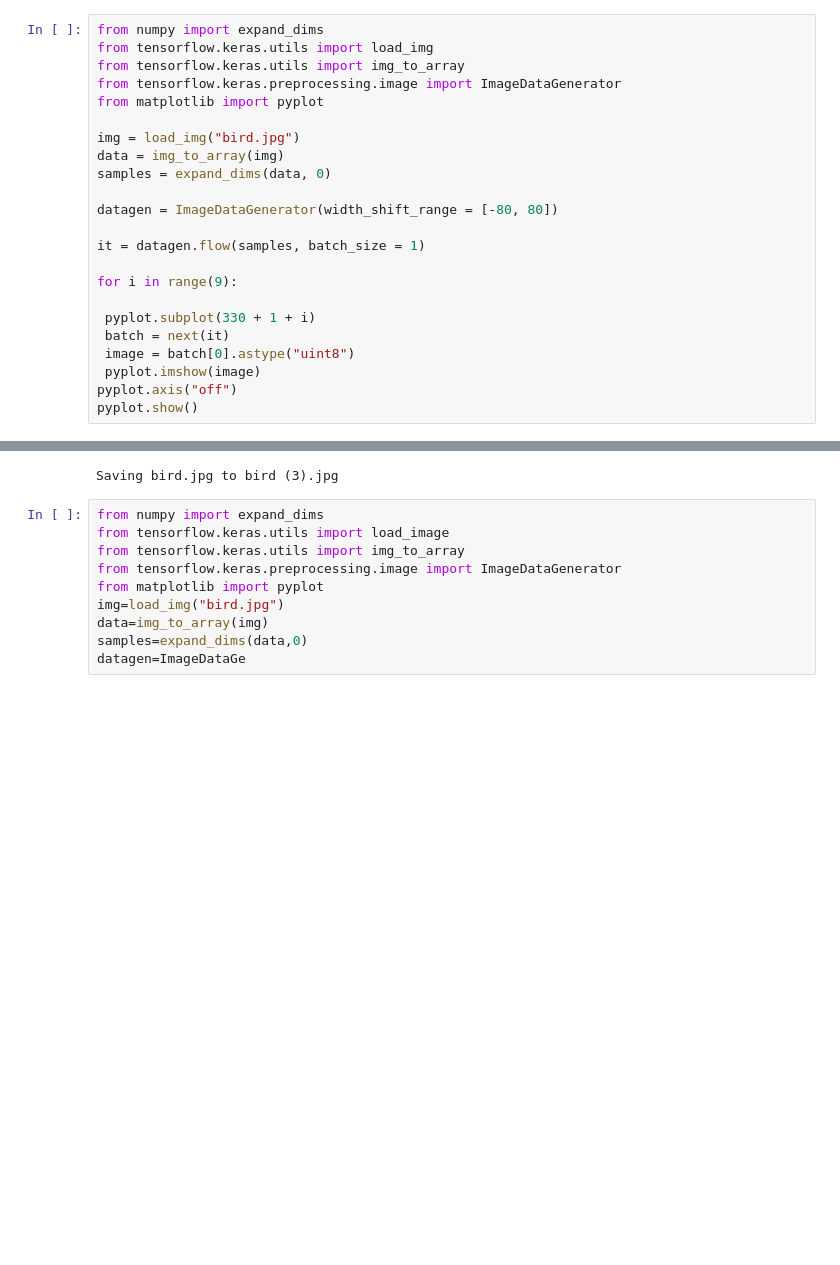
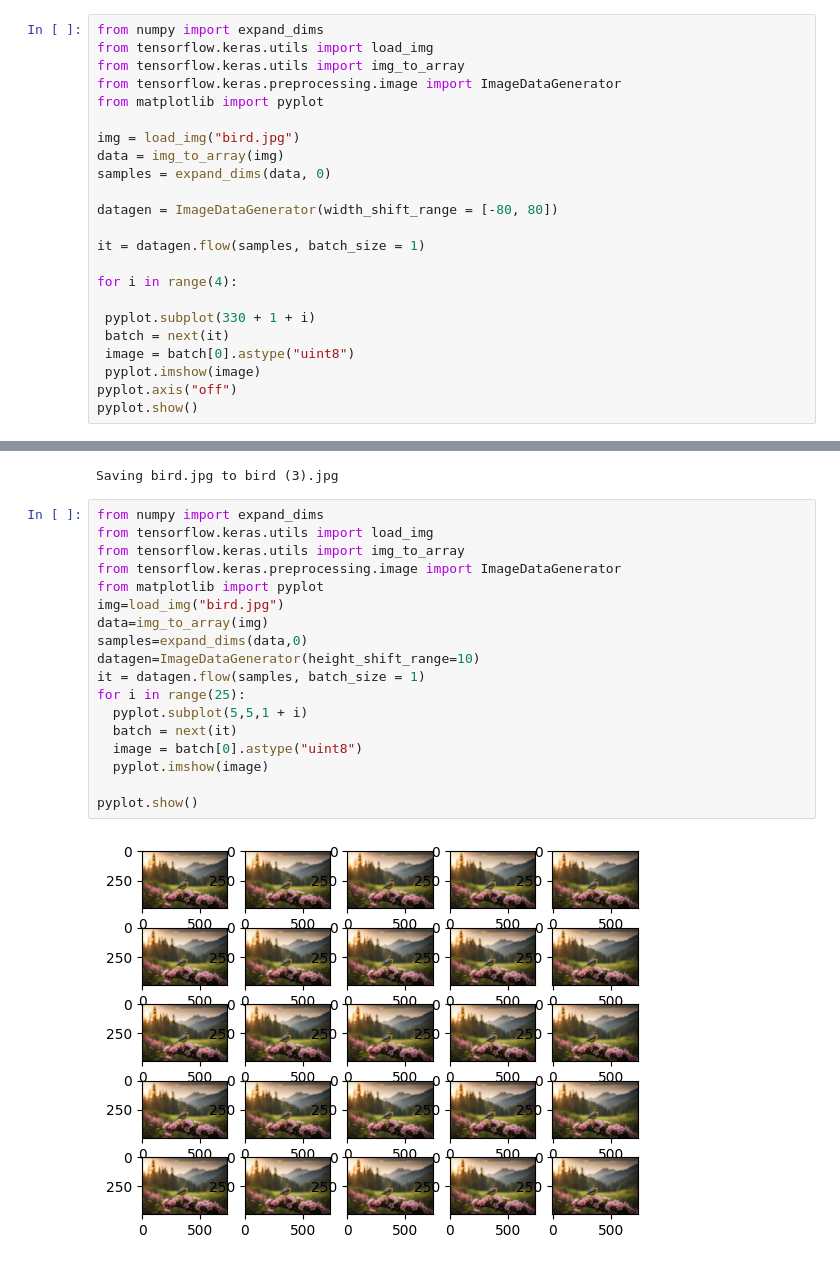
Before and after one commit to keerthimareedu3/keerthi, a Jupyter notebook: Computer_Vision.ipynb, the cells around one changed output, grey strips where cells are left out. Saved outputs shown, nothing was run; the diff lists cells and outputs as text; blank space fills up the shorter version.

```diff
--- a/Computer_Vision.ipynb
+++ b/Computer_Vision.ipynb
@@ -149,7 +149,7 @@ datagen = ImageDataGenerator(width_shift_range = [-80, 80])
 
 it = datagen.flow(samples, batch_size = 1)
 
-for i in range(9):
+for i in range(4):
 
  pyplot.subplot(330 + 1 + i)
  batch = next(it)
@@ -167,11 +167,21 @@ uploade=files.upload()
 Saving bird.jpg to bird (3).jpg
 # %%
 from numpy import expand_dims
-from tensorflow.keras.utils import load_image
+from tensorflow.keras.utils import load_img
 from tensorflow.keras.utils import img_to_array
 from tensorflow.keras.preprocessing.image import ImageDataGenerator
 from matplotlib import pyplot
 img=load_img("bird.jpg")
 data=img_to_array(img)
 samples=expand_dims(data,0)
-datagen=ImageDataGe
+datagen=ImageDataGenerator(height_shift_range=10)
+it = datagen.flow(samples, batch_size = 1)
+for i in range(25):
+  pyplot.subplot(5,5,1 + i)
+  batch = next(it)
+  image = batch[0].astype("uint8")
+  pyplot.imshow(image)
+
+pyplot.show()
+# %% [output]
+[figure, added]
```
Also changed, not shown: parts of 9 cells of this notebook.
